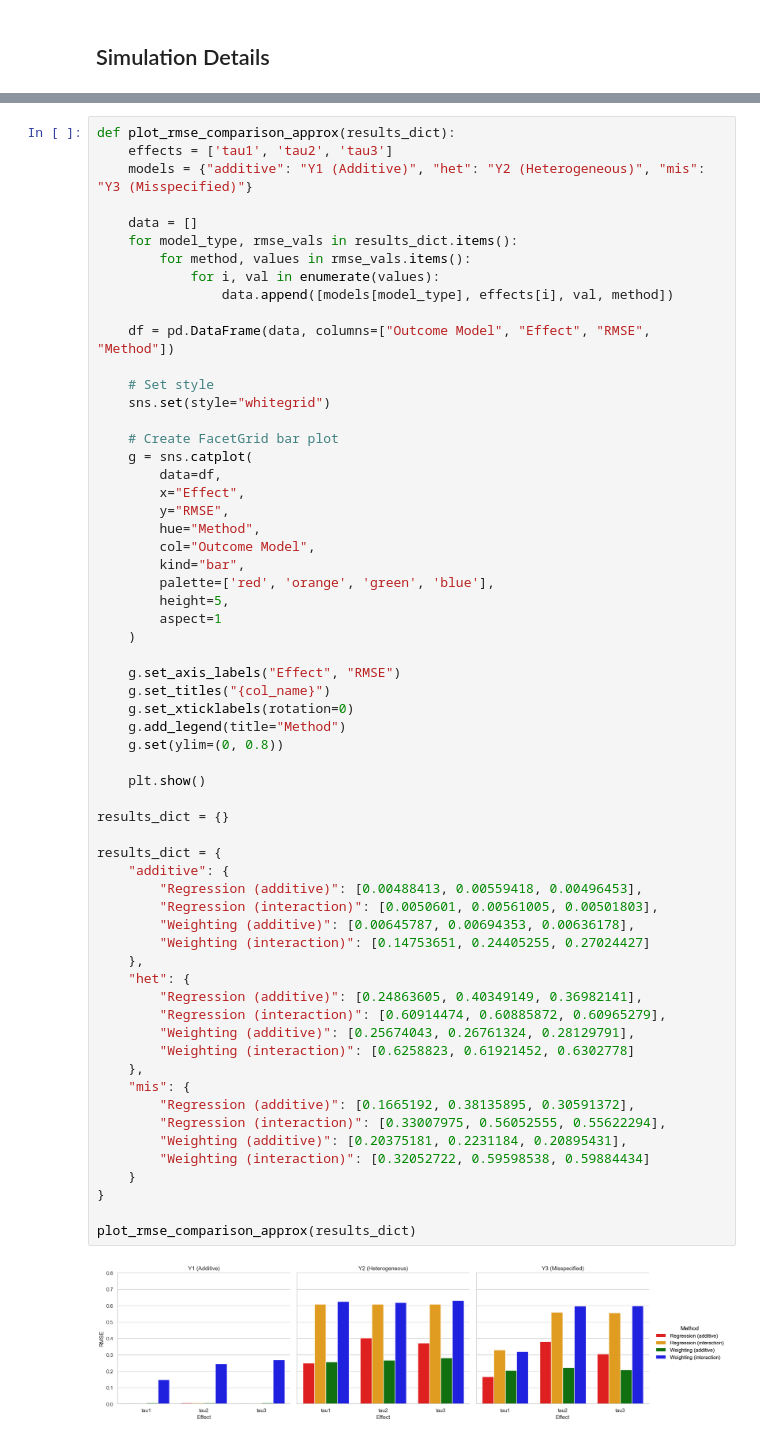
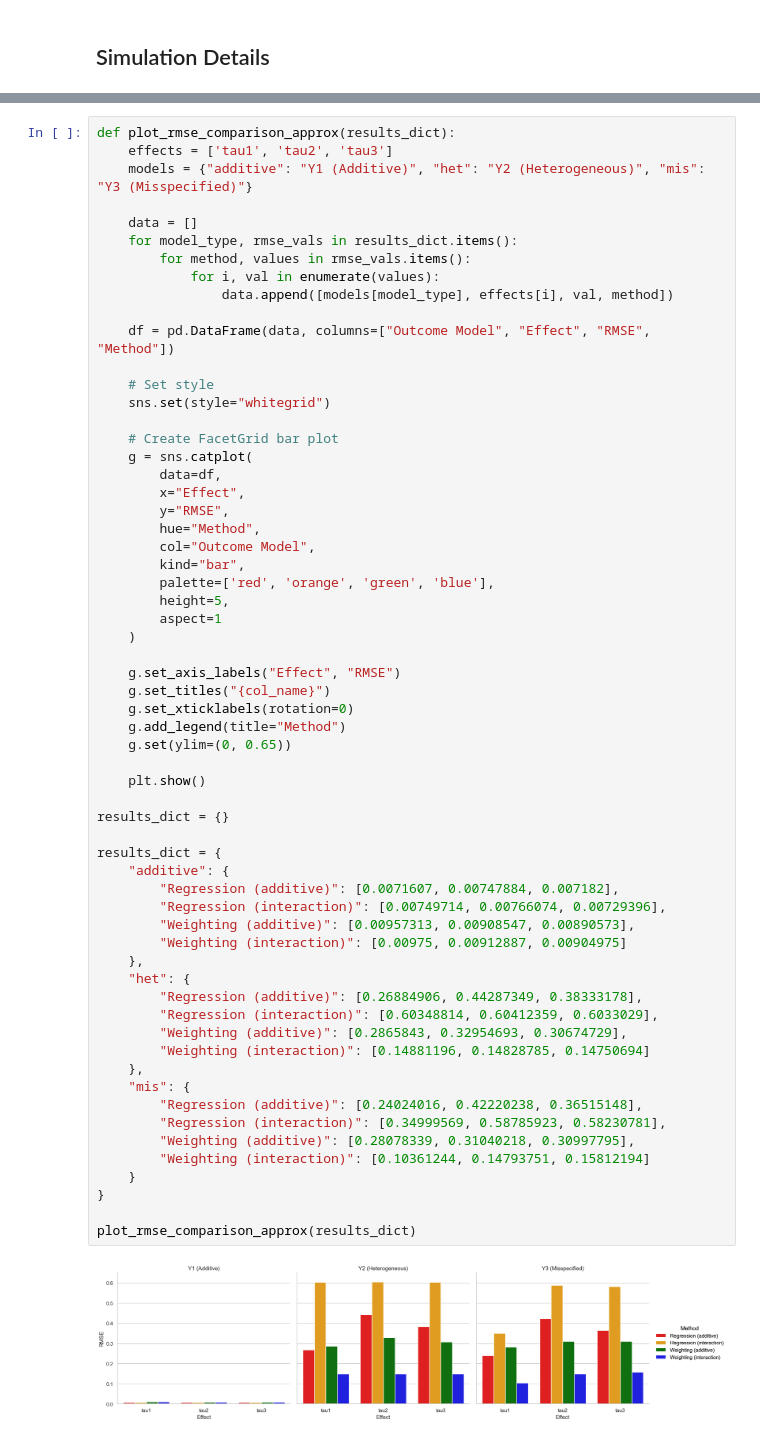
Before and after one commit to jjhuang4/mips-research, a Jupyter notebook: balancing_weight_sim.ipynb, the cells around one changed output, grey strips where cells are left out. Drawn from its saved outputs; the diff is of its cells as text.

```diff
--- a/balancing_weight_sim.ipynb
+++ b/balancing_weight_sim.ipynb
@@ -1013,44 +631,44 @@ def plot_rmse_comparison_approx(results_dict):
         x="Effect",
         y="RMSE",
         hue="Method",
         col="Outcome Model",
         kind="bar",
         palette=['red', 'orange', 'green', 'blue'],
         height=5,
         aspect=1
     )
 
     g.set_axis_labels("Effect", "RMSE")
     g.set_titles("{col_name}")
     g.set_xticklabels(rotation=0)
     g.add_legend(title="Method")
-    g.set(ylim=(0, 0.8))
+    g.set(ylim=(0, 0.65))
 
     plt.show()
 
 results_dict = {}
 
 results_dict = {
     "additive": {
-        "Regression (additive)": [0.00488413, 0.00559418, 0.00496453],
-        "Regression (interaction)": [0.0050601, 0.00561005, 0.00501803],
-        "Weighting (additive)": [0.00645787, 0.00694353, 0.00636178],
-        "Weighting (interaction)": [0.14753651, 0.24405255, 0.27024427]
+        "Regression (additive)": [0.0071607, 0.00747884, 0.007182],
+        "Regression (interaction)": [0.00749714, 0.00766074, 0.00729396],
+        "Weighting (additive)": [0.00957313, 0.00908547, 0.00890573],
+        "Weighting (interaction)": [0.00975, 0.00912887, 0.00904975]
     },
     "het": {
-        "Regression (additive)": [0.24863605, 0.40349149, 0.36982141],
-        "Regression (interaction)": [0.60914474, 0.60885872, 0.60965279],
-        "Weighting (additive)": [0.25674043, 0.26761324, 0.28129791],
-        "Weighting (interaction)": [0.6258823, 0.61921452, 0.6302778]
+        "Regression (additive)": [0.26884906, 0.44287349, 0.38333178],
+        "Regression (interaction)": [0.60348814, 0.60412359, 0.6033029],
+        "Weighting (additive)": [0.2865843, 0.32954693, 0.30674729],
+        "Weighting (interaction)": [0.14881196, 0.14828785, 0.14750694]
     },
     "mis": {
-        "Regression (additive)": [0.1665192, 0.38135895, 0.30591372],
-        "Regression (interaction)": [0.33007975, 0.56052555, 0.55622294],
-        "Weighting (additive)": [0.20375181, 0.2231184, 0.20895431],
-        "Weighting (interaction)": [0.32052722, 0.59598538, 0.59884434]
+        "Regression (additive)": [0.24024016, 0.42220238, 0.36515148],
+        "Regression (interaction)": [0.34999569, 0.58785923, 0.58230781],
+        "Weighting (additive)": [0.28078339, 0.31040218, 0.30997795],
+        "Weighting (interaction)": [0.10361244, 0.14793751, 0.15812194]
     }
 }
 
 plot_rmse_comparison_approx(results_dict)
 # %% [output]
-[figure, old version]
+[figure, new version]
```
Also changed, not shown: parts of 12 cells of this notebook, 1 other file.
